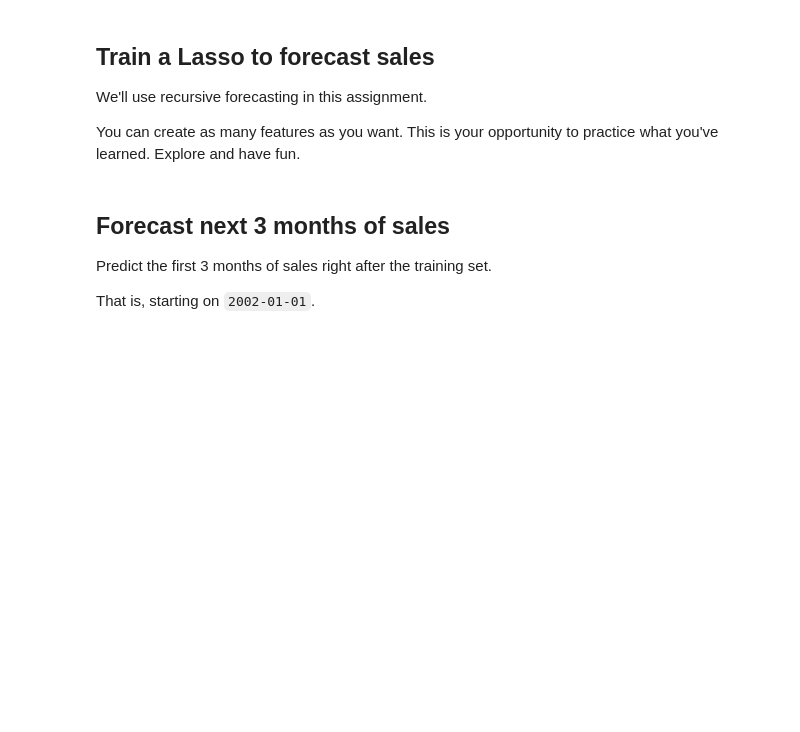
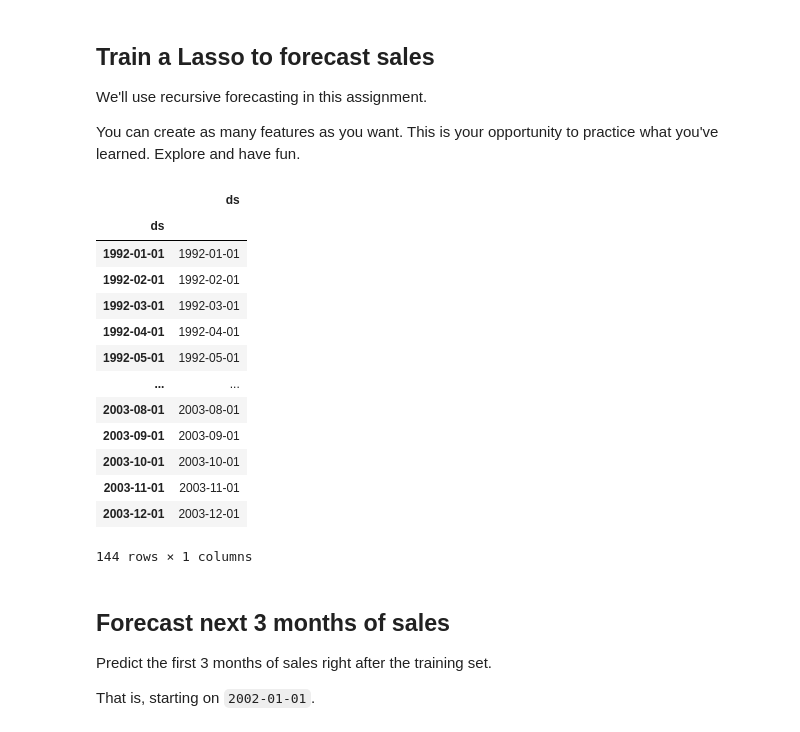
Before and after one commit to MDSvensson/forecasting-with-machine-learning, a Jupyter notebook: 02-multistep-forecasting/assignment/01-assigment.ipynb, the cells around one changed output. Drawn from its saved outputs; the diff is of its cells as text; code cells hidden in the pictures; blank space fills up the shorter version.

```diff
--- a/02-multistep-forecasting/assignment/01-assigment.ipynb
+++ b/02-multistep-forecasting/assignment/01-assigment.ipynb
@@ -71,6 +81,11 @@ long trend and monthly seasonality
 ## Split data into train and test
 
 Leave data from 2004 onwards in the test set.
+# %%
+end_train = "2003-12-31"
+
+X_train = df.loc[:end_train]
+X_test = df.loc[end_train:]
 # %% [markdown]
 ## Set up regression model
 
@@ -81,6 +100,28 @@ We will use Lasso in this assignment.
 We'll use recursive forecasting in this assignment.
 
 You can create as many features as you want. This is your opportunity to practice what you've learned. Explore and have fun.
+# %%
+datetime_df = pd.DataFrame(
+    X_train.index,
+    index=X_train.index,
+)
+
+datetime_df
+# %% [output]
+|  | ds |
+| ds |  |
+| 1992-01-01 | 1992-01-01 |
+| 1992-02-01 | 1992-02-01 |
+| 1992-03-01 | 1992-03-01 |
+| 1992-04-01 | 1992-04-01 |
+| 1992-05-01 | 1992-05-01 |
+| ... | ... |
+| 2003-08-01 | 2003-08-01 |
+| 2003-09-01 | 2003-09-01 |
+| 2003-10-01 | 2003-10-01 |
+| 2003-11-01 | 2003-11-01 |
+| 2003-12-01 | 2003-12-01 |
+144 rows × 1 columns
 # %% [markdown]
 ## Forecast next 3 months of sales
 
```
Also changed, not shown: parts of 5 cells of this notebook, 7 other files.
